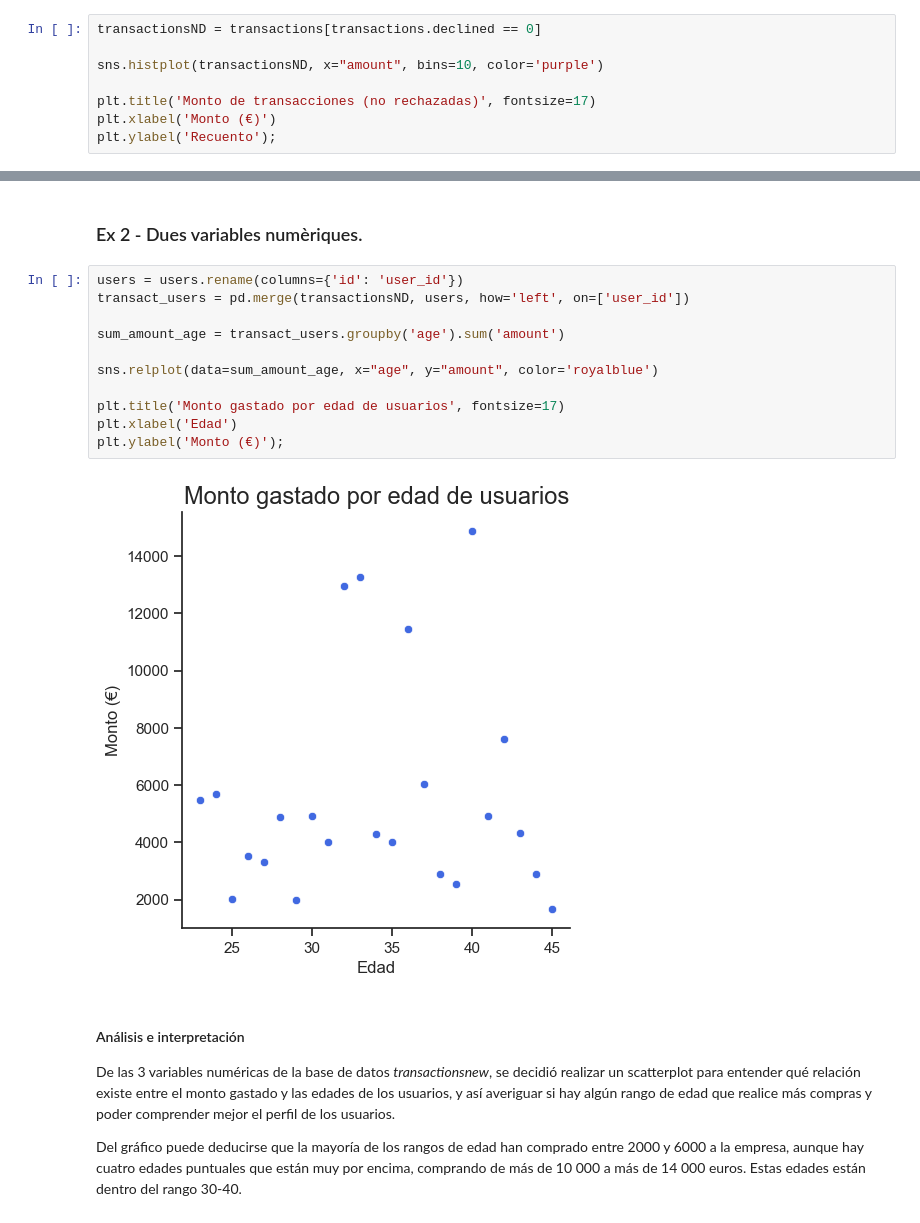
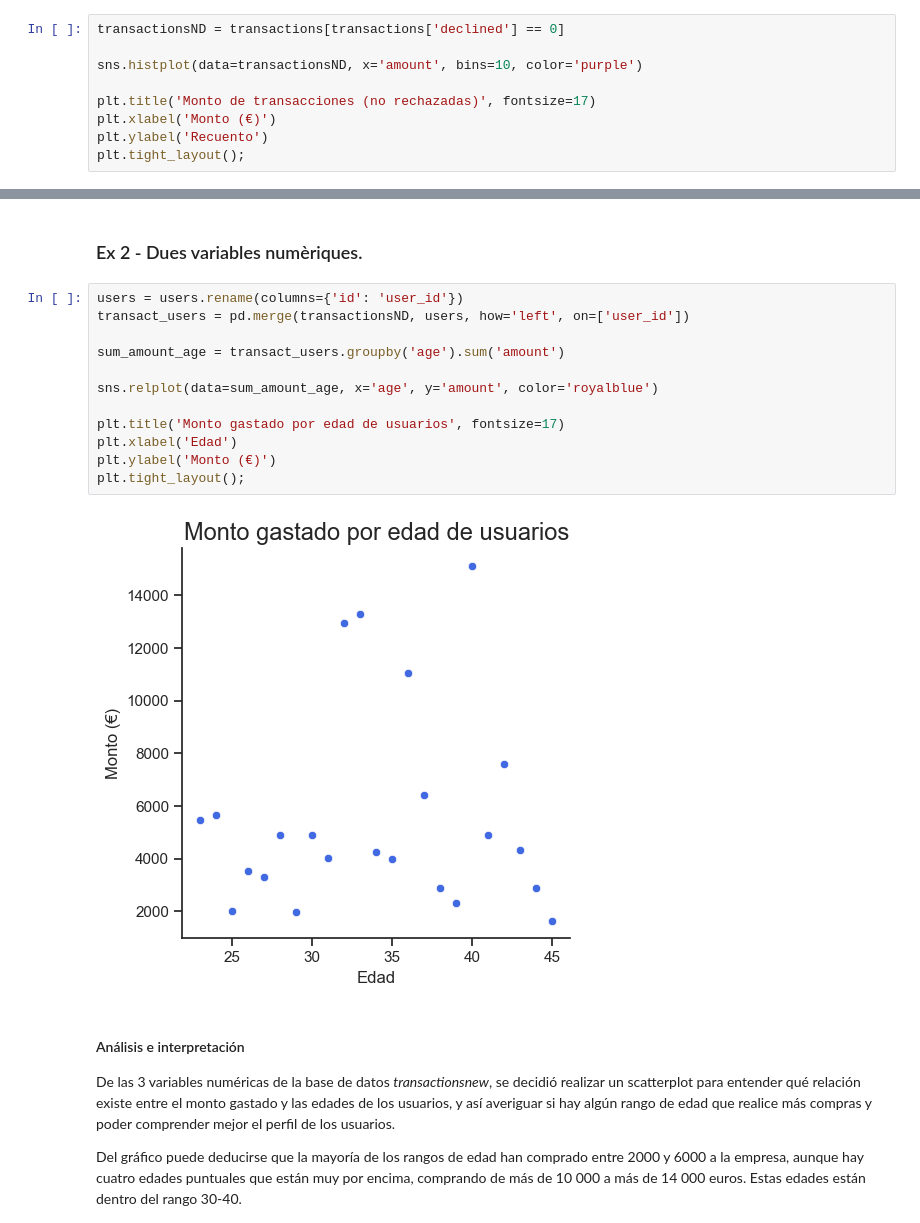
Before and after one commit to eve5172/DA_Cibernarium, a Jupyter notebook: Sprint8.1 Evelyn Antelo/Sprint 8.1 - Evelyn Antelo.ipynb, the cells around one changed output, grey strips where cells are left out. Cells and saved outputs as stored; diff of their text form.

```diff
--- a/Sprint8.1 Evelyn Antelo/Sprint 8.1 - Evelyn Antelo.ipynb
+++ b/Sprint8.1 Evelyn Antelo/Sprint 8.1 - Evelyn Antelo.ipynb
@@ -395,11 +395,12 @@ users.describe()
 # %% [markdown]
 ### Ex 1 - Una variable numèrica.
 # %%
-transactionsND = transactions[transactions.declined == 0]
+transactionsND = transactions[transactions['declined'] == 0]
 
-sns.histplot(transactionsND, x="amount", bins=10, color='purple')
+sns.histplot(data=transactionsND, x='amount', bins=10, color='purple')
 
 plt.title('Monto de transacciones (no rechazadas)', fontsize=17)
 plt.xlabel('Monto (€)')
-plt.ylabel('Recuento');
+plt.ylabel('Recuento')
+plt.tight_layout();
 # %% [output]
@@ -416,16 +417,17 @@ Me llama la atención que los montos de las transacciones estén distribuidos ta
 # %%
 users = users.rename(columns={'id': 'user_id'})
 transact_users = pd.merge(transactionsND, users, how='left', on=['user_id'])
 
 sum_amount_age = transact_users.groupby('age').sum('amount')
 
-sns.relplot(data=sum_amount_age, x="age", y="amount", color='royalblue')
+sns.relplot(data=sum_amount_age, x='age', y='amount', color='royalblue')
 
 plt.title('Monto gastado por edad de usuarios', fontsize=17)
 plt.xlabel('Edad')
-plt.ylabel('Monto (€)');
+plt.ylabel('Monto (€)')
+plt.tight_layout();
 # %% [output]
-[figure, old version]
+[figure, new version]
 # %% [markdown]
 #### Análisis e interpretación
 
```
Also changed, not shown: parts of 14 cells of this notebook.
